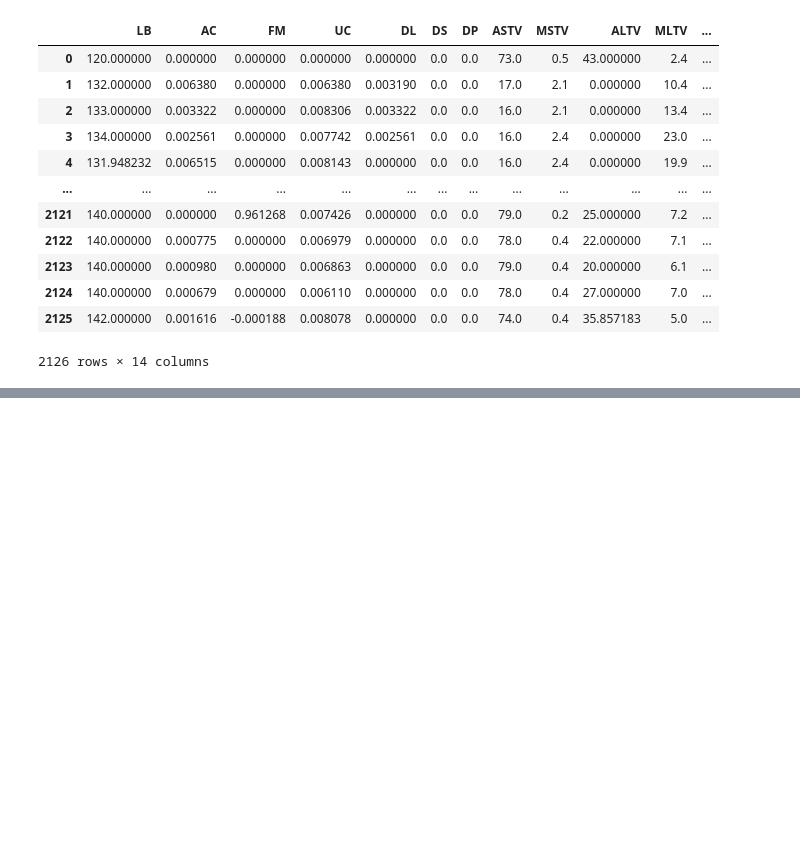
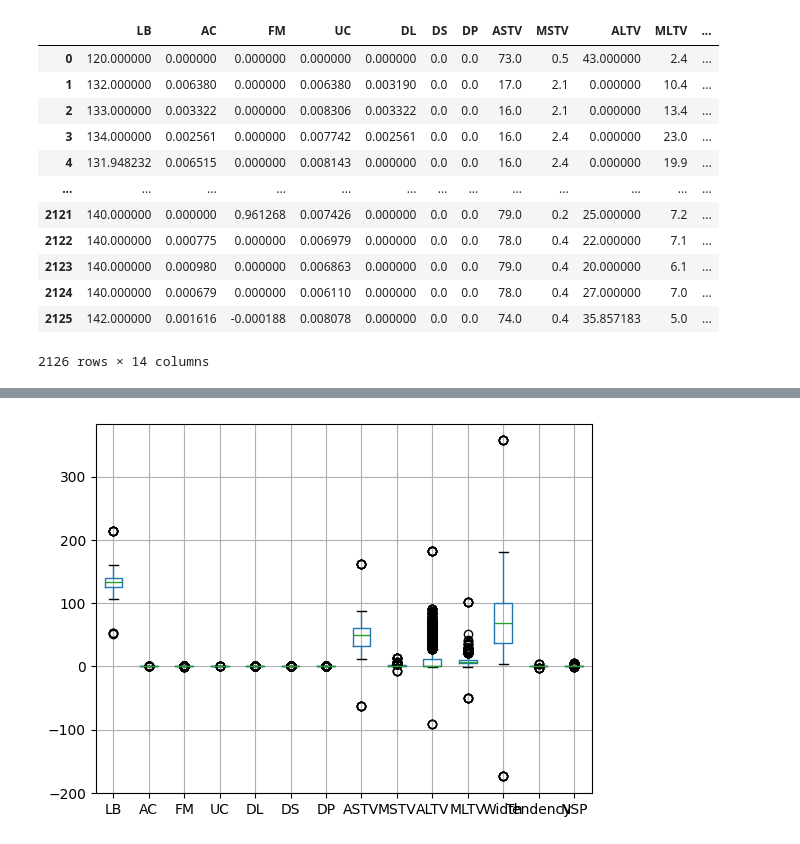
Before and after one commit to hkvarma2003/DataScience-Assignments, a Jupyter notebook: 5_EDA_Assignment.ipynb, the cells around one changed output, grey strips where cells are left out. Drawn from its saved outputs; the diff is of its cells as text; code cells hidden in the pictures; blank space fills up the shorter version.

```diff
--- a/5_EDA_Assignment.ipynb
+++ b/5_EDA_Assignment.ipynb
@@ -24,0 +86,5 @@ df
+# %%
+## filling Null cells with mean of the column
+
+df.fillna({'LB':df['LB'].mean(),'AC':df['AC'].mean(),'DS':df['DS'].mean(),'DP':df['DP'].mean(),'MLTV':df['MLTV'].mean(),'Width':df['Width'].mean()
+,'Tendency':df['Tendency'].mean(),'NSP':df['NSP'].mean()},inplace=True)
@@ -24,0 +124,4 @@ df
+# %%
+## dropping those duplicate records from dataset and updating the same dataset using 'inplace=True'
+
+df.drop_duplicates(ignore_index=True,inplace=True)
@@ -24,0 +144,7 @@ df
+# %%
+## using box plot to check any outliers there in each column
+
+df.boxplot()
+plt.show()
+# %% [output]
+[figure, added]
```
Also changed, not shown: parts of 27 cells of this notebook.
